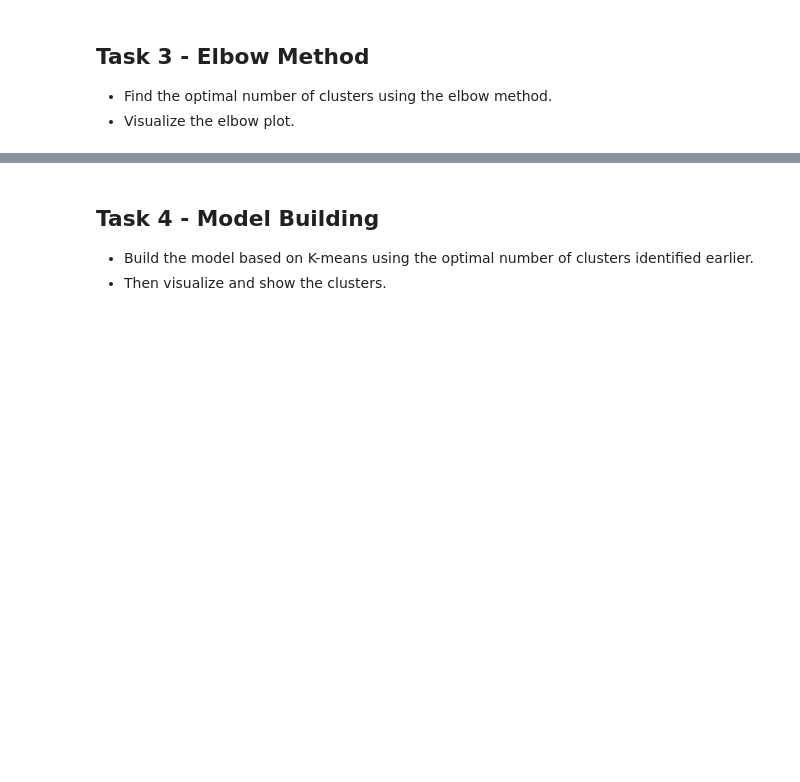
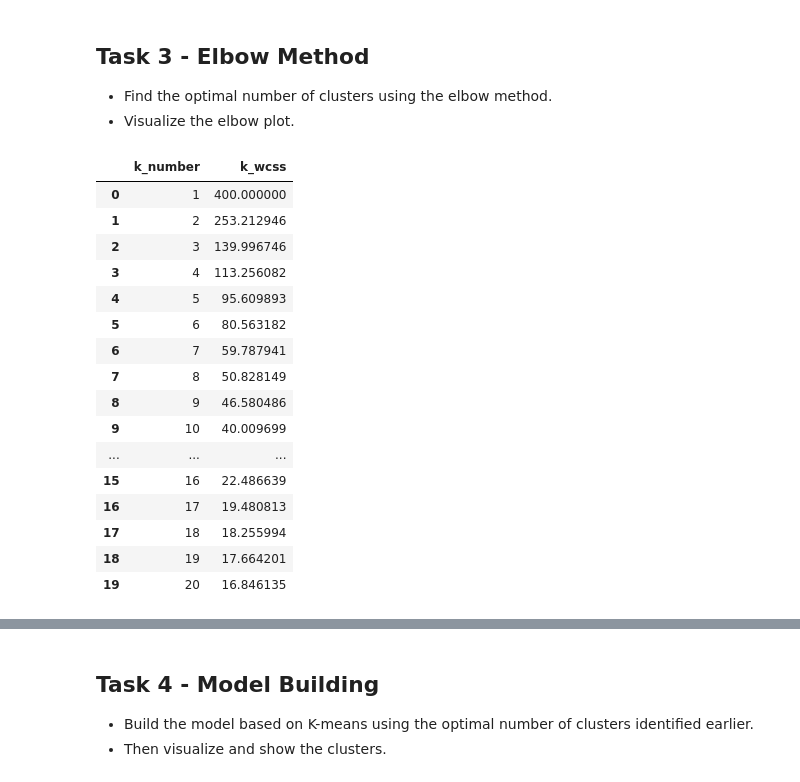
Before and after one commit to DysthymiaDemon/ICT2507C-Unsupervised-Learning, a Jupyter notebook: K_Means_Exercise_2.ipynb, the cells around one changed output, grey strips where cells are left out. Saved outputs shown, nothing was run; the diff lists cells and outputs as text; code cells hidden in the pictures; blank space fills up the shorter version.

```diff
--- a/K_Means_Exercise_2.ipynb
+++ b/K_Means_Exercise_2.ipynb
@@ -95,5 +113,41 @@ ValueError: could not convert string to float: 'unemployed'
 - Find the optimal number of clusters using the elbow method.
 - Visualize the elbow plot.
 # %%
-numeric_df = df.iloc[:, [0, 4, 9, 11, 12, 13, 14]]
-numeric_df
+# just age and balance according to the question
+iloced_df = df.iloc[:, [0, 5]]
+
+stdscaler = StandardScaler()
+stdscaler.fit(iloced_df)
+transformed_df = stdscaler.transform(iloced_df)
+scaled_df = pd.DataFrame(transformed_df, columns=iloced_df.columns)
+
+k_range = range(1,21)
+k_wcss = []
+for knumber in k_range:
+    kmeans = KMeans(knumber)
+    kmeans.fit(scaled_df)
+    k_wcss.append(kmeans.inertia_)
+
+kmeans_df = pd.DataFrame(OrderedDict(
+    {"k_number": k_range,
+     "k_wcss": k_wcss}
+))
+kmeans_df
+# %% [output]
+|  | k_number | k_wcss |
+| 0 | 1 | 400.000000 |
+| 1 | 2 | 253.212946 |
+| 2 | 3 | 139.996746 |
+| 3 | 4 | 113.256082 |
+| 4 | 5 | 95.609893 |
+| 5 | 6 | 80.563182 |
+| 6 | 7 | 59.787941 |
+| 7 | 8 | 50.828149 |
+| 8 | 9 | 46.580486 |
+| 9 | 10 | 40.009699 |
+| ... | ... | ... |
+| 15 | 16 | 22.486639 |
+| 16 | 17 | 19.480813 |
+| 17 | 18 | 18.255994 |
+| 18 | 19 | 17.664201 |
+| 19 | 20 | 16.846135 |
```
Also changed, not shown: parts of 7 cells of this notebook.
